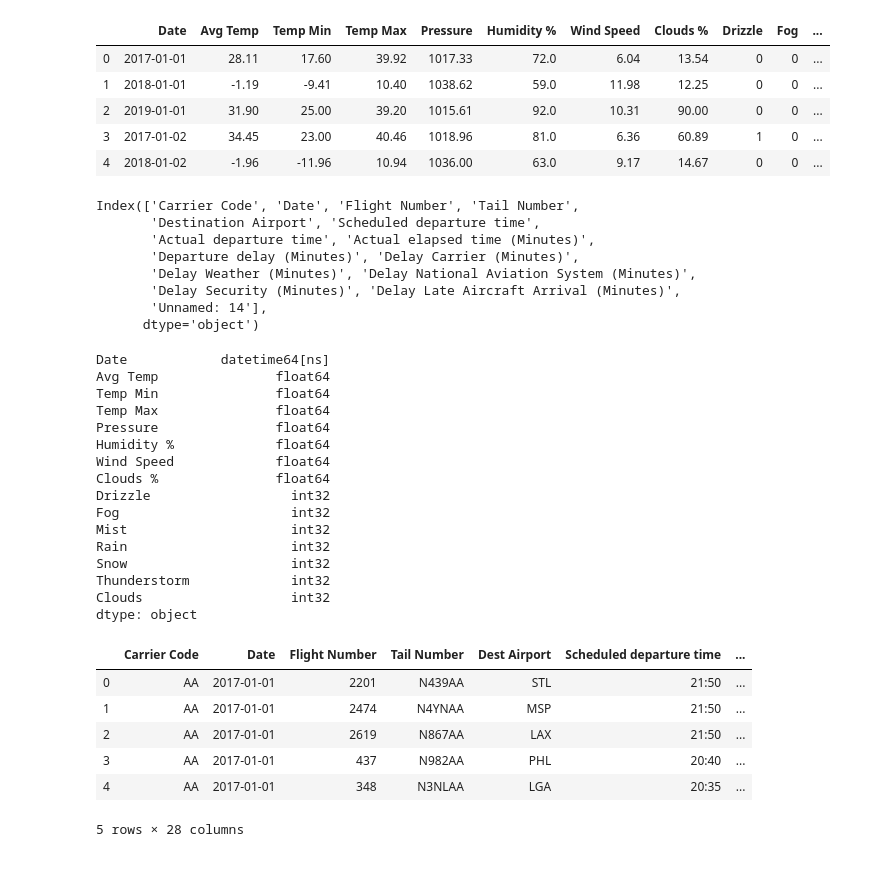
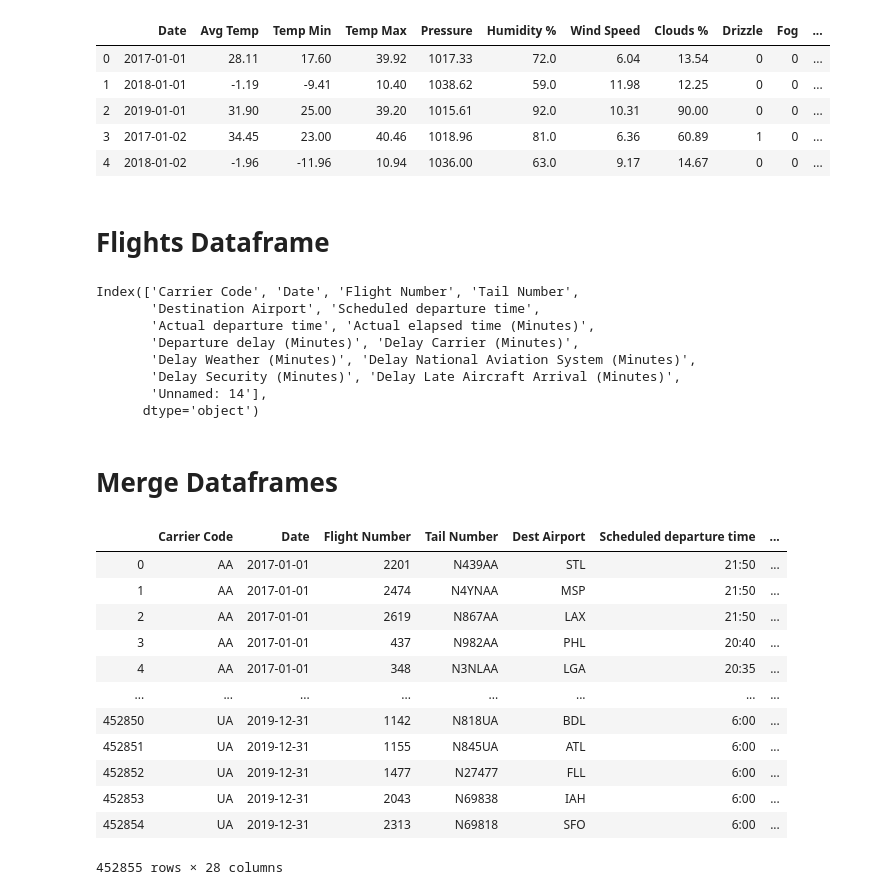
Before and after one commit to tmz22/project-one, a Jupyter notebook: flight_weather.ipynb, the cells around one changed output. Cells and saved outputs as stored; diff of their text form; code cells hidden in the pictures; blank space fills up the shorter version.

```diff
--- a/flight_weather.ipynb
+++ b/flight_weather.ipynb
@@ -219,6 +228,8 @@ final_weather_df.head()
 | 2 | 2019-01-01 | 31.90 | 25.00 | 39.20 | 1015.61 | 92.0 | 10.31 | 90.00 | 0 | 0 | ... |
 | 3 | 2017-01-02 | 34.45 | 23.00 | 40.46 | 1018.96 | 81.0 | 6.36 | 60.89 | 1 | 0 | ... |
 | 4 | 2018-01-02 | -1.96 | -11.96 | 10.94 | 1036.00 | 63.0 | 9.17 | 14.67 | 0 | 0 | ... |
+# %% [markdown]
+# Flights Dataframe
 # %%
 # Data file path to flights
 flights_file = "Sources\Flights.csv"
@@ -260,33 +271,24 @@ flights_df['Delay Late Aircraft Arrival (Minutes)']= flights_data['Delay Late Ai
 
 # flights_df
 # flights_df.dtypes
-final_weather_df.dtypes
+#final_weather_df.dtypes
-# %% [output]
-Date            datetime64[ns]
-Avg Temp               float64
-Temp Min               float64
-Temp Max               float64
-Pressure               float64
-Humidity %             float64
-Wind Speed             float64
-Clouds %               float64
-Drizzle                  int32
-Fog                      int32
-Mist                     int32
-Rain                     int32
-Snow                     int32
-Thunderstorm             int32
-Clouds                   int32
-dtype: object
+# %% [markdown]
+# Merge Dataframes
 # %%
 # Merge weather and flights data frame
 master_df = pd.merge(flights_df, final_weather_df, on="Date")
-master_df.head()
+master_df
 # %% [output]
 |  | Carrier Code | Date | Flight Number | Tail Number | Dest Airport | Scheduled departure time | ... |
 | 0 | AA | 2017-01-01 | 2201 | N439AA | STL | 21:50 | ... |
 | 1 | AA | 2017-01-01 | 2474 | N4YNAA | MSP | 21:50 | ... |
 | 2 | AA | 2017-01-01 | 2619 | N867AA | LAX | 21:50 | ... |
 | 3 | AA | 2017-01-01 | 437 | N982AA | PHL | 20:40 | ... |
 | 4 | AA | 2017-01-01 | 348 | N3NLAA | LGA | 20:35 | ... |
+| ... | ... | ... | ... | ... | ... | ... | ... |
+| 452850 | UA | 2019-12-31 | 1142 | N818UA | BDL | 6:00 | ... |
+| 452851 | UA | 2019-12-31 | 1155 | N845UA | ATL | 6:00 | ... |
+| 452852 | UA | 2019-12-31 | 1477 | N27477 | FLL | 6:00 | ... |
+| 452853 | UA | 2019-12-31 | 2043 | N69838 | IAH | 6:00 | ... |
+| 452854 | UA | 2019-12-31 | 2313 | N69818 | SFO | 6:00 | ... |
-5 rows × 28 columns
+452855 rows × 28 columns
```
Also changed, not shown: parts of 13 cells of this notebook.
